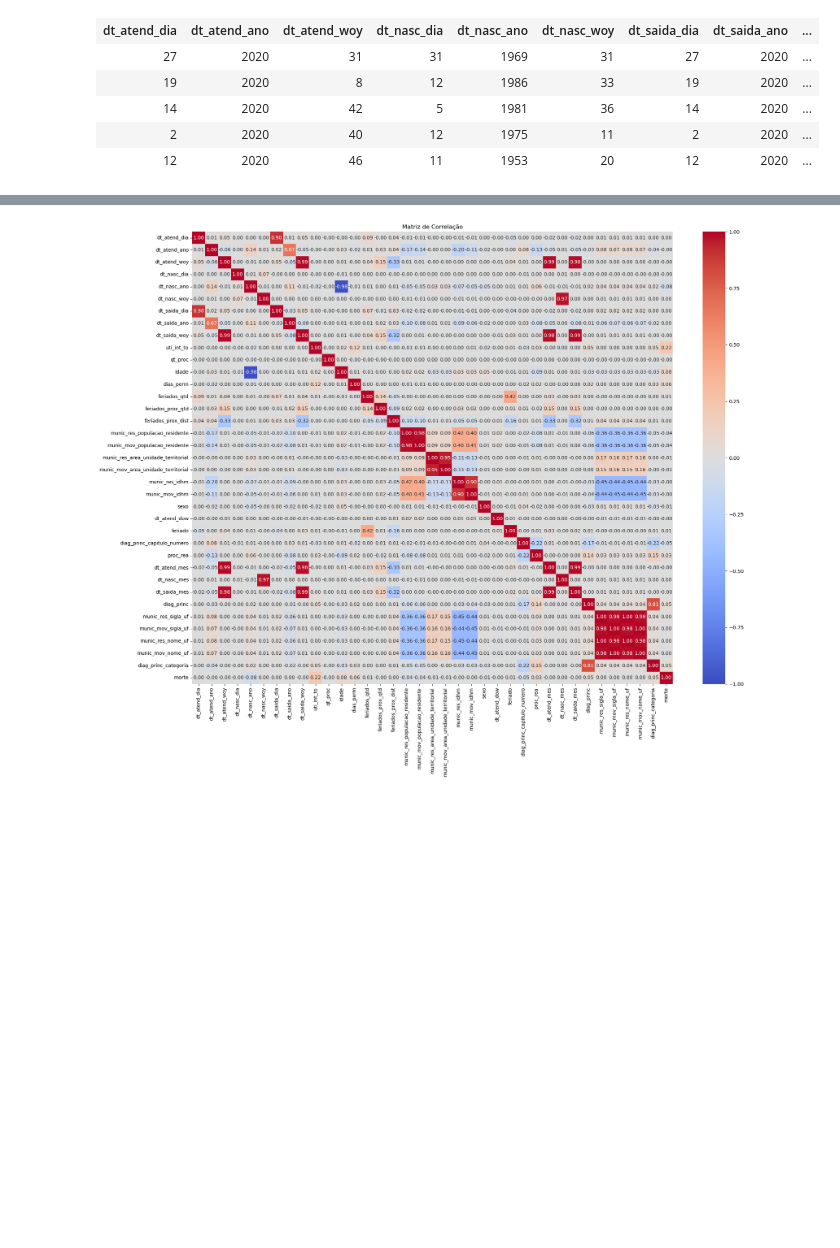
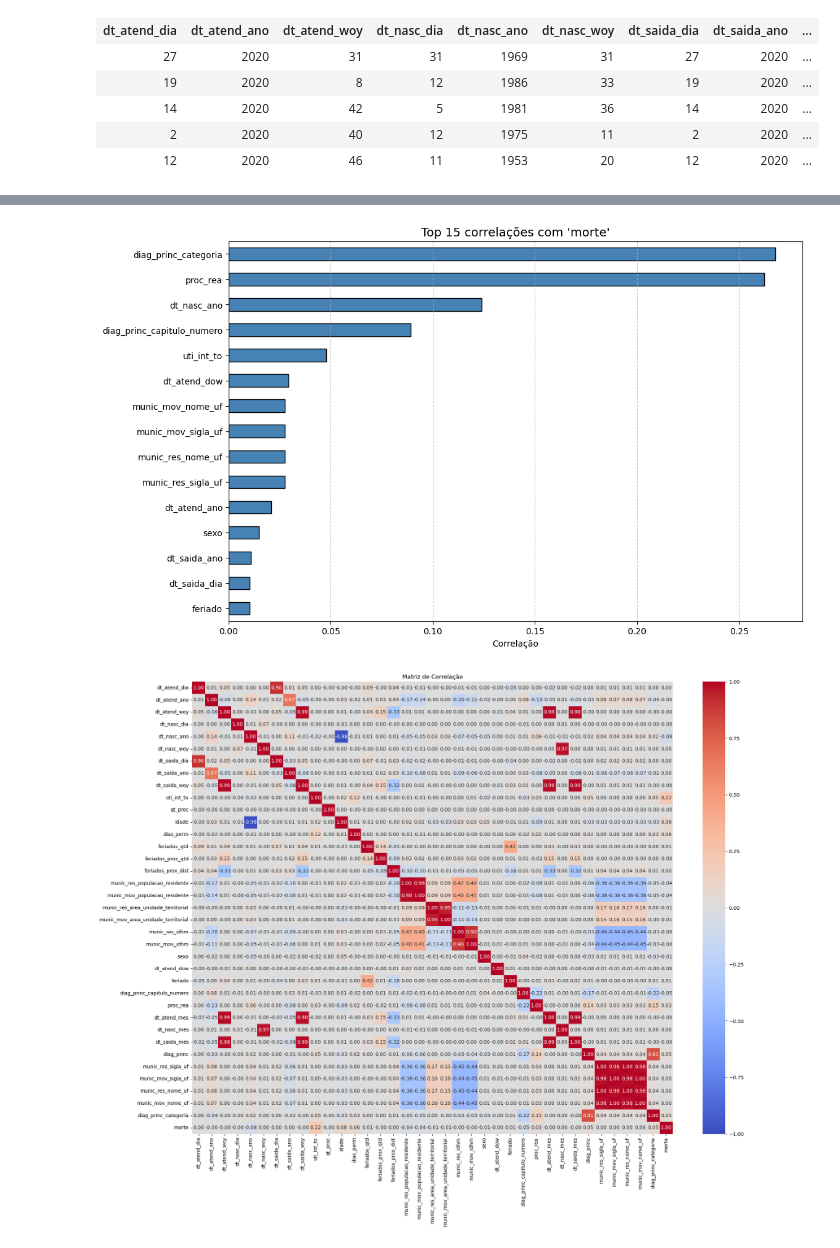
Before and after one commit to luizhenriquemm/spark-lab, a Jupyter notebook: data/jupyter/tcc/analise exploratoria/correlacao.ipynb, the cells around one changed output, grey strips where cells are left out. Cells and saved outputs as stored; diff of their text form; code cells hidden in the pictures; blank space fills up the shorter version.

```diff
--- a/data/jupyter/tcc/analise exploratoria/correlacao.ipynb
+++ b/data/jupyter/tcc/analise exploratoria/correlacao.ipynb
@@ -279,0 +507,30 @@ df_prep_corrigido.limit(5)
+# %%
+import pandas as pd
+import matplotlib.pyplot as plt
+
+target = "morte"
+
+# pega as correlações da coluna 'morte' com todas as demais
+correlations = matrix[target].drop(target)  # remove a correlação dela consigo mesma
+
+# ordena pelas maiores correlações em valor absoluto
+top_corr = correlations.reindex(correlations.abs().sort_values(ascending=False).index)
+
+# pega apenas as 10 maiores
+top_corr = top_corr.head(15)
+
+# plota gráfico de barras horizontais
+plt.figure(figsize=(12, 8))
+top_corr.sort_values().plot(
+    kind="barh", color="steelblue", edgecolor="black"
+)
+
+plt.title(f"Top 15 correlações com '{target}'", fontsize=14)
+plt.xlabel("Correlação")
+# plt.xlim(-1, 1)  # espectro de -1 a 1
+plt.grid(axis="x", linestyle="--", alpha=0.7)
+plt.savefig("matriz_correlacao_target.png", dpi=300)
+
+plt.show()
+# %% [output]
+[figure, added]
```
Also changed, not shown: parts of 10 cells of this notebook, 9 other files.
